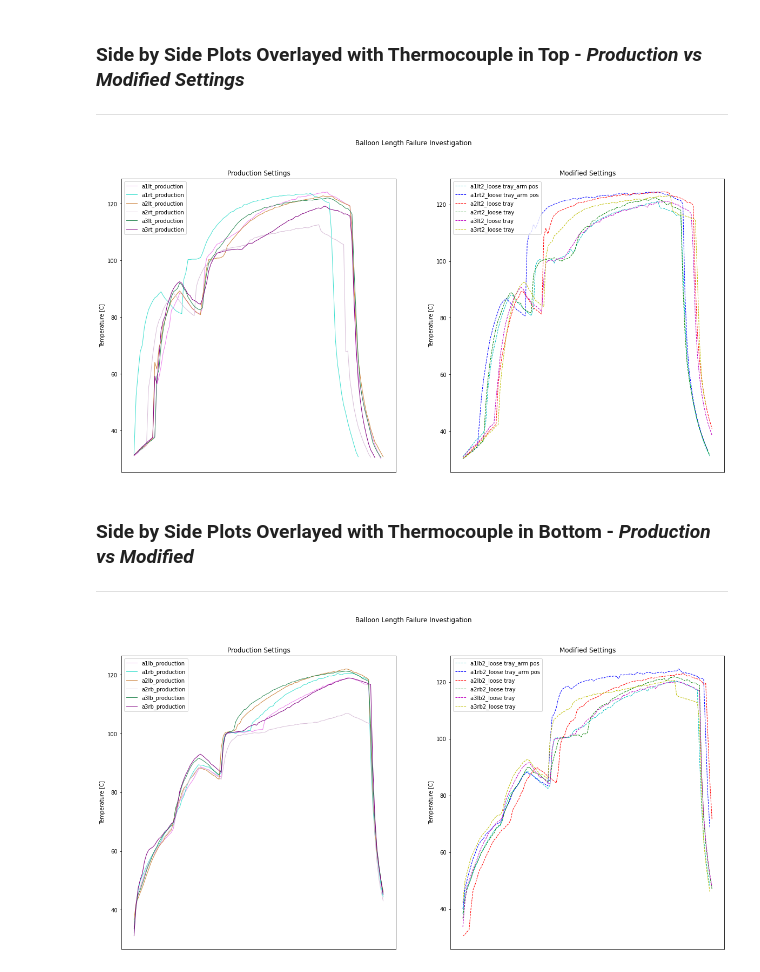
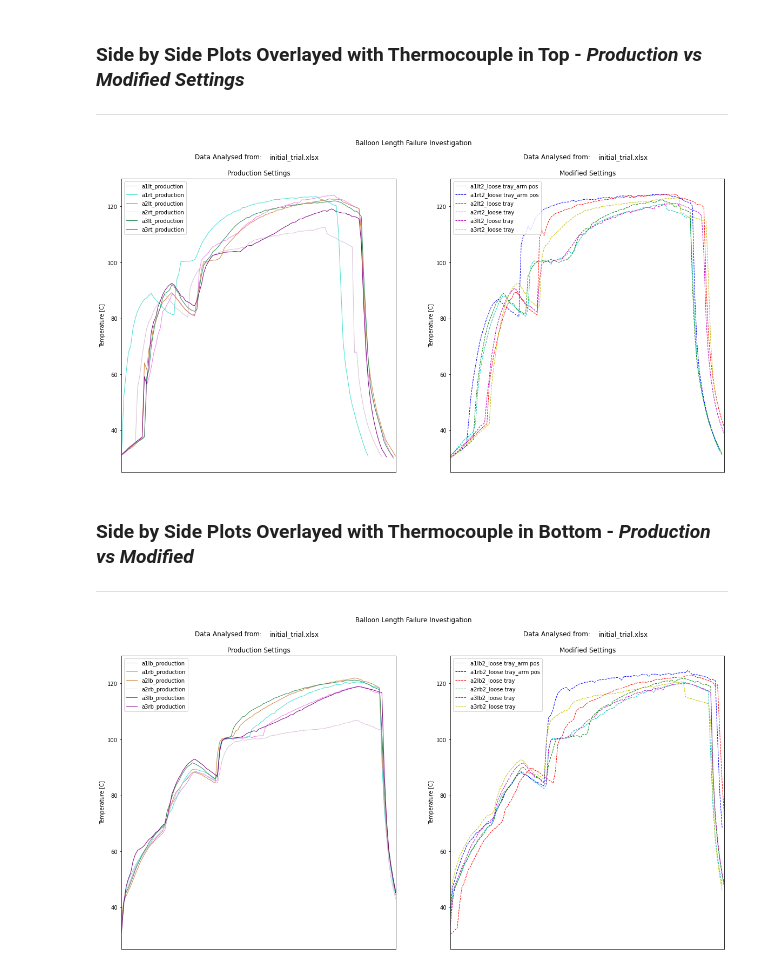
Before and after one commit to KeithQuinn/Temperature_Profile_Analysis, a Jupyter notebook: Initial_Trial/SAM 5 Balloon Length Investigation.ipynb, the cells around one changed output. Drawn from its saved outputs; the diff is of its cells as text; code cells hidden in the pictures.

```diff
--- a/Initial_Trial/SAM 5 Balloon Length Investigation.ipynb
+++ b/Initial_Trial/SAM 5 Balloon Length Investigation.ipynb
@@ -19,9 +19,8 @@ Figure 1
 # %%
 import pandas as pd
 import matplotlib.pyplot as plt
-
-df = pd.read_excel("Data Master File from M.O.L.E.xlsx")
-user_input = str(input('What date was this trial complete?: '))
+file_name = str(input('Include File Name for Analysis (include extension) '))
+df = pd.read_excel(file_name)
 
 a1lt = []
 for i in df["A1LT"]:
@@ -184,37 +231,47 @@ plt.plot(a2lt, "peru", linewidth=1, label = "a2lt_production")
 plt.plot(a2rt, "thistle", linewidth=1, label = "a2rt_production")
 plt.plot(a3lt, "seagreen", linewidth=1, label = "a3lt_production")
 plt.plot(a3rt, "purple", linewidth=1, label = "a3rt_production")
+plt.text(65, 137, file_name, color='black', size=12)
+plt.text(32, 137, "Data Analysed from:", color='black', size=12)
 plt.title("Production Settings")
 plt.suptitle("Balloon Length Failure Investigation")
+axes = plt.gca()
+axes.set_xlim([0,120])
+axes.set_ylim([25,130])
 plt.legend(loc = "upper left")
 plt.xticks([])
 plt.ylabel("Temperature [C]", color = "black")
 figure = plt.gcf()
 figure.set_size_inches(20, 10)
 
 #Thermocouple in the top of the moulds with modifications
 plt.subplot(1, 2, 2)
 plt.plot(a1lt2, "c--", linewidth=1, label = "a1lt2_loose tray_arm pos")
 plt.plot(a1rt2, "b--", linewidth=1, label = "a1rt2_loose tray_arm pos")
 plt.plot(a2lt2, "r--", linewidth=1, label = "a2lt2_loose tray")
 plt.plot(a2rt2, "g--", linewidth=1, label = "a2rt2_loose tray")
 plt.plot(a3lt2, "m--", linewidth=1, label = "a3lt2_loose tray")
 plt.plot(a3rt2, "y--", linewidth=1, label = "a3rt2_loose tray")
+plt.text(65, 137, file_name, color='black', size=12)
+plt.text(32, 137, "Data Analysed from:", color='black', size=12)
 plt.title("Modified Settings")
 plt.suptitle("Balloon Length Failure Investigation")
+axes = plt.gca()
+axes.set_xlim([0,120])
+axes.set_ylim([25,130])
 plt.legend(loc = "upper left")
 plt.xticks([])
 plt.ylabel("Temperature [C]", color = "black")
 figure = plt.gcf()
 figure.set_size_inches(20, 10)
 plt.savefig("101", dpi=100)
 #manager = plt.get_current_fig_manager()
 #manager.window.showMaximized()
 plt.show(block=False)
 plt.pause(5)
 plt.close("all")
 # %% [output]
-[figure, old version]
+[figure, new version]
 # %% [markdown]
 ### Side by Side Plots Overlayed with Thermocouple in Bottom - *Production vs Modified*
 ***
@@ -227,8 +284,13 @@ plt.plot(a2lb, "peru", linewidth=1, label = "a2lb_production")
 plt.plot(a2rb, "thistle", linewidth=1, label = "a2rb_production")
 plt.plot(a3lb, "seagreen", linewidth=1, label = "a3lb_production")
 plt.plot(a3rb, "purple", linewidth=1, label = "a3rb_production")
+plt.text(65, 137, file_name, color='black', size=12)
+plt.text(32, 137, "Data Analysed from:", color='black', size=12)
 plt.title("Production Settings")
 plt.suptitle("Balloon Length Failure Investigation")
+axes = plt.gca()
+axes.set_xlim([0,120])
+axes.set_ylim([25,130])
 plt.legend(loc = "upper left")
 plt.xticks([])
 plt.ylabel("Temperature [C]", color = "black")
@@ -243,8 +305,13 @@ plt.plot(a2lb2, "r--", linewidth=1, label = "a2lb2_loose tray")
 plt.plot(a2rb2, "g--", linewidth=1, label = "a2rb2_loose tray")
 plt.plot(a3lb2, "m--", linewidth=1, label = "a3lb2_loose tray")
 plt.plot(a3rb2, "y--", linewidth=1, label = "a3rb2_loose tray")
+plt.text(65, 137, file_name, color='black', size=12)
+plt.text(32, 137, "Data Analysed from:", color='black', size=12)
 plt.title("Modified Settings")
 plt.suptitle("Balloon Length Failure Investigation")
+axes = plt.gca()
+axes.set_xlim([0,120])
+axes.set_ylim([25,130])
 plt.legend(loc = "upper left")
 plt.xticks([])
 plt.ylabel("Temperature [C]", color = "black")
@@ -257,4 +324,4 @@ plt.show(block=False)
 plt.pause(5)
 plt.close("all")
 # %% [output]
-[figure, old version]
+[figure, new version]
```
Also changed, not shown: parts of 16 cells of this notebook, 30 other files.
